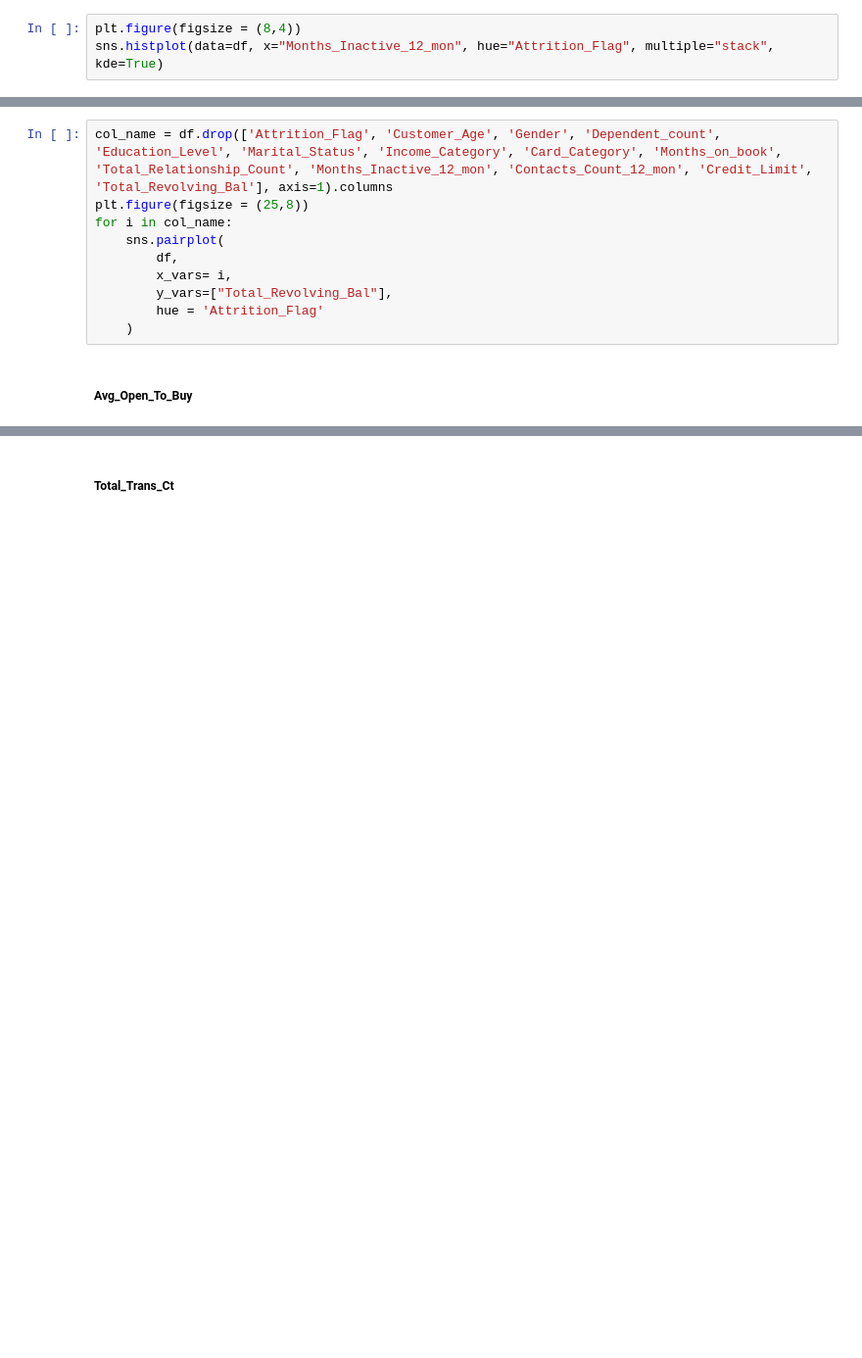
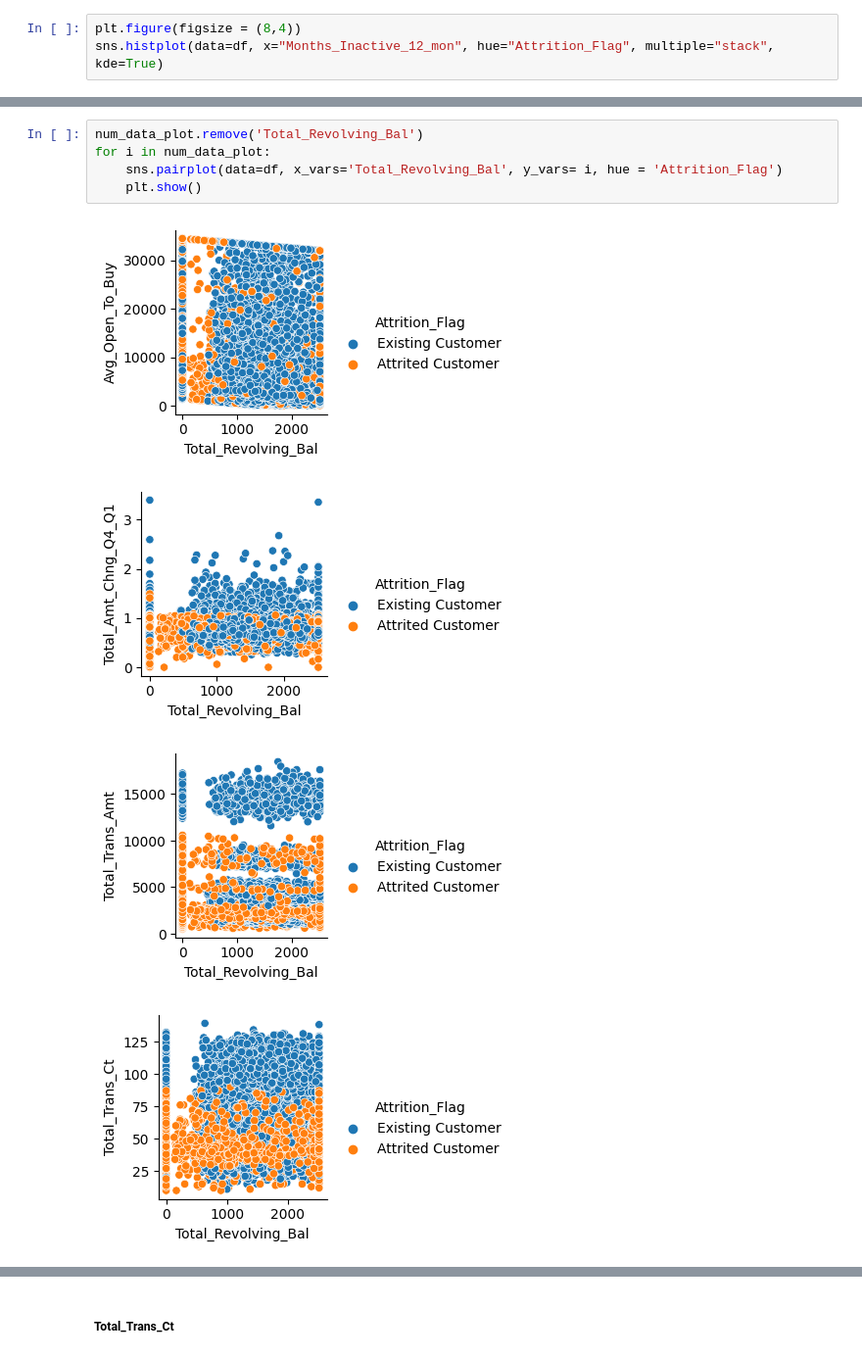
Before and after one commit to thanachart29/Machine-Learning-Class, a Jupyter notebook: hw1/hw1.ipynb, the cells around one changed output, grey strips where cells are left out. Shown at 98% size. Saved outputs shown, nothing was run; the diff lists cells and outputs as text; blank space fills up the shorter version.

```diff
--- a/hw1/hw1.ipynb
+++ b/hw1/hw1.ipynb
@@ -306,12 +287,10 @@ sns.histplot(data=df, x="Total_Revolving_Bal", hue="Attrition_Flag", multiple="s
-# %%
-col_name = df.drop(['Attrition_Flag', 'Customer_Age', 'Gender', 'Dependent_count', 'Education_Level', 'Marital_Status', 'Income_Category', 'Card_Category', 'Months_on_book', 'Total_Relationship_Count', 'Months_Inactive_12_mon', 'Contacts_Count_12_mon', 'Credit_Limit', 'Total_Revolving_Bal'], axis=1).columns
-plt.figure(figsize = (25,8))
-for i in col_name:
-    sns.pairplot(
-        df,
-        x_vars= i,
-        y_vars=["Total_Revolving_Bal"],
-        hue = 'Attrition_Flag'
-    )
-# %% [markdown]
-##### Avg_Open_To_Buy
+# %%
+num_data_plot.remove('Total_Revolving_Bal')
+for i in num_data_plot:
+    sns.pairplot(data=df, x_vars='Total_Revolving_Bal', y_vars= i, hue = 'Attrition_Flag')
+    plt.show()
+# %% [output]
+[figure, added]
+[figure, added]
+[figure, added]
+[figure, added]
```
Also changed, not shown: parts of 75 cells of this notebook, 9 other files.
